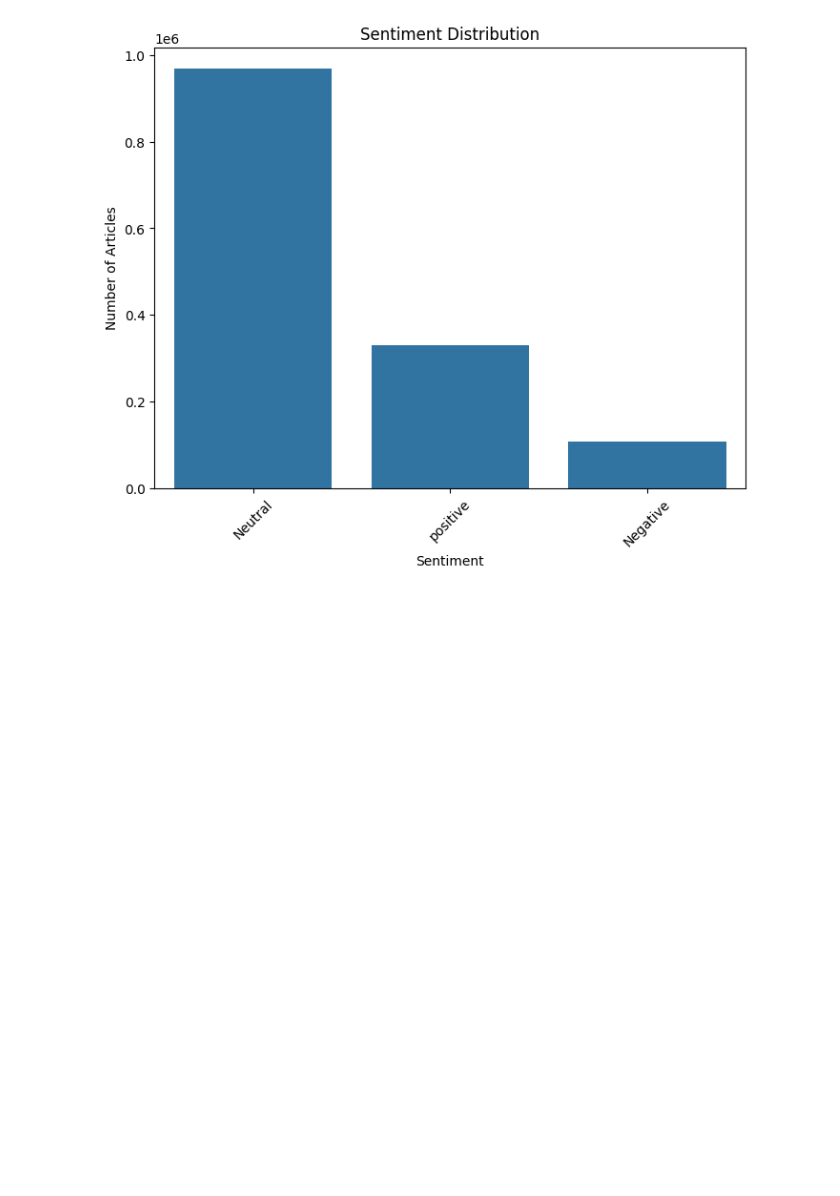
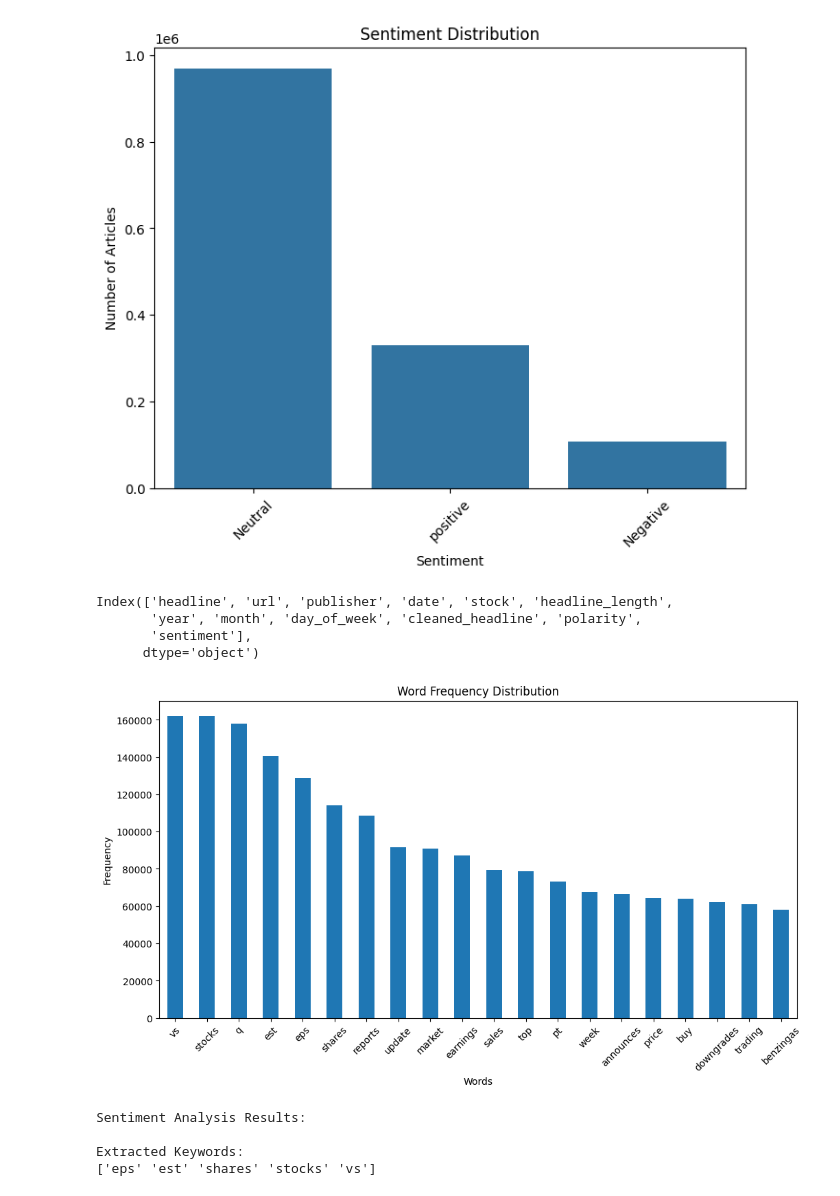
Before and after one commit to GetieBalew24/StockMarketAnalyis, a Jupyter notebook: notebooks/EDA_Stock_Market_Analysis.ipynb, the cells around one changed output. Saved outputs shown, nothing was run; the diff lists cells and outputs as text; code cells hidden in the pictures; blank space fills up the shorter version.

```diff
--- a/notebooks/EDA_Stock_Market_Analysis.ipynb
+++ b/notebooks/EDA_Stock_Market_Analysis.ipynb
@@ -190,3 +190,25 @@ positive    329730
 Negative    108181
 Name: count, dtype: int64
 [figure]
+# %%
+print(text_analyser.text_preprocess().columns)
+# %% [output]
+Index(['headline', 'url', 'publisher', 'date', 'stock', 'headline_length',
+       'year', 'month', 'day_of_week', 'cleaned_headline', 'polarity',
+       'sentiment'],
+      dtype='object')
+# %%
+#common keywords or phrases
+text_analyser.word_frequency()
+# %% [output]
+[figure, added]
+# %%
+keywords=text_analyser.extract_keywords()
+print("Sentiment Analysis Results:")
+print("\nExtracted Keywords:")
+print(keywords)
+# %% [output]
+Sentiment Analysis Results:
+
+Extracted Keywords:
+['eps' 'est' 'shares' 'stocks' 'vs']
```
Also changed, not shown: parts of 2 cells of this notebook, 1 other file.
